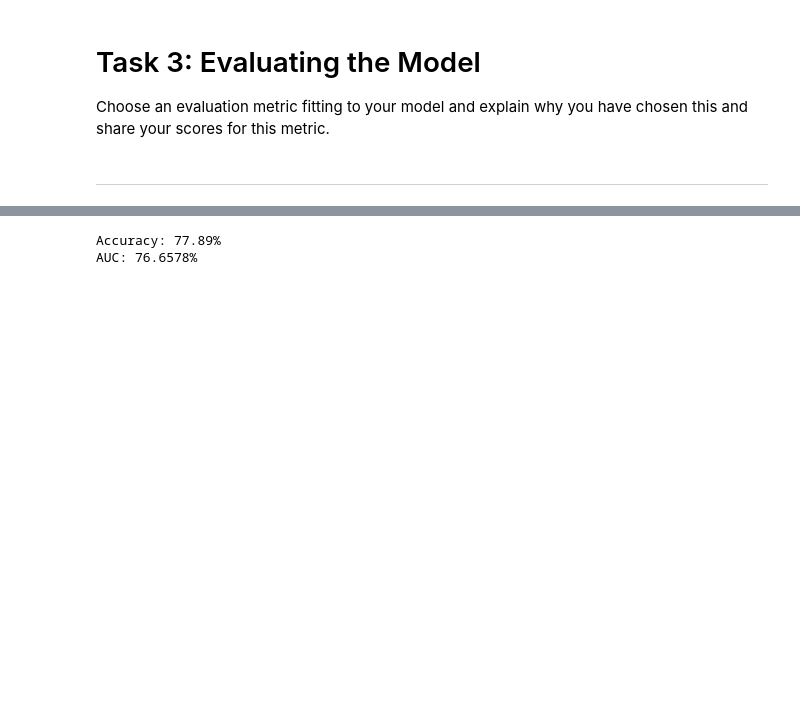
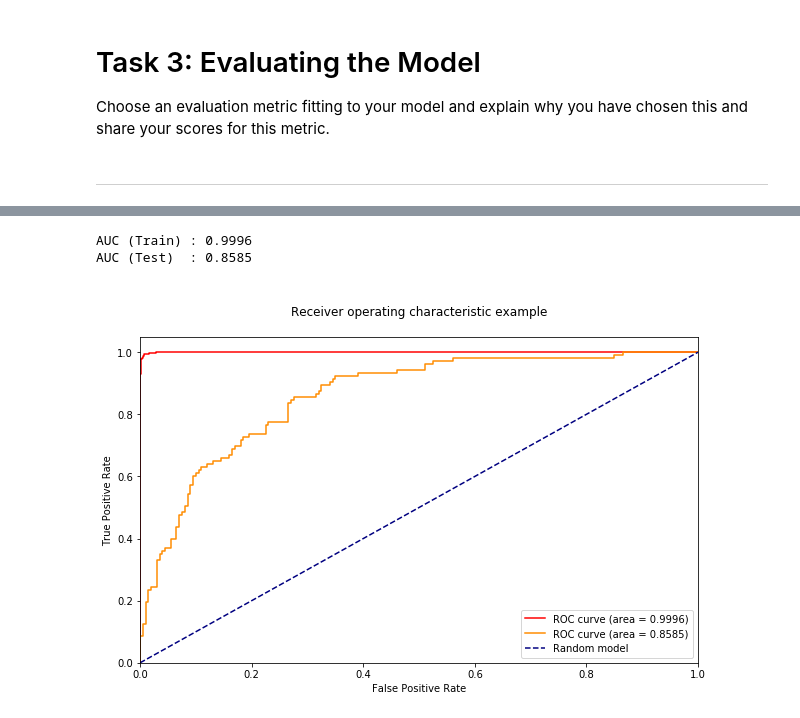
Before and after one commit to adriamoya/glovo, a Jupyter notebook: tasks/Task3_EvaluatingTheModel.ipynb, the cells around one changed output, grey strips where cells are left out. Cells and saved outputs as stored; diff of their text form; code cells hidden in the pictures; blank space fills up the shorter version.

```diff
--- a/tasks/Task3_EvaluatingTheModel.ipynb
+++ b/tasks/Task3_EvaluatingTheModel.ipynb
@@ -81,10 +31,0 @@ y_test_pred = [round(value) for value in y_test_pred]
-# %%
-from sklearn.metrics import accuracy_score, roc_auc_score
-
-# evaluate predictions
-accuracy = accuracy_score(test['flag'].values, y_test_pred)
-print("Accuracy: %.2f%%" % (accuracy * 100.0))
-print("AUC: %.4f%%" % (100*roc_auc_score(test['flag'].values, y_test_pred)))
-# %% [output]
-Accuracy: 77.89%
-AUC: 76.6578%
@@ -90,0 +38,35 @@ AUC: 76.6578%
+# %%
+print("AUC (Train) : %.4g" % metrics.roc_auc_score(y_train, pred_train))
+print("AUC (Test)  : %.4g" % metrics.roc_auc_score(y_test, pred_test))
+# %% [output]
+AUC (Train) : 0.9996
+AUC (Test)  : 0.8585
+# %%
+# Compute ROC curve and ROC area for each class
+fpr = dict()
+tpr = dict()
+roc_auc = dict()
+
+# Compute ROC curve and ROC area
+fpr["train"], tpr["train"], _ = metrics.roc_curve(y_train.ravel(), pred_train.ravel())
+roc_auc["train"] = metrics.auc(fpr["train"], tpr["train"])
+
+fpr["test"], tpr["test"], _ = metrics.roc_curve(y_test.ravel(), pred_test.ravel())
+roc_auc["test"] = metrics.auc(fpr["test"], tpr["test"])
+# %%
+plt.figure(figsize=(10,6))
+plt.plot(fpr["train"], tpr["train"], color='red',
+         label='ROC curve (area = %0.4f)' % roc_auc["train"])
+plt.plot(fpr["test"], tpr["test"], color='darkorange',
+         label='ROC curve (area = %0.4f)' % roc_auc["test"])
+plt.plot([0, 1], [0, 1], color='navy', linestyle='--',
+         label="Random model")
+plt.xlim([0.0, 1.0])
+plt.ylim([0.0, 1.05])
+plt.xlabel('False Positive Rate')
+plt.ylabel('True Positive Rate')
+plt.title('\nReceiver operating characteristic example\n')
+plt.legend(loc="lower right")
+plt.show()
+# %% [output]
+[figure, added]
```
Also changed, not shown: parts of 15 cells of this notebook, 6 other files.
